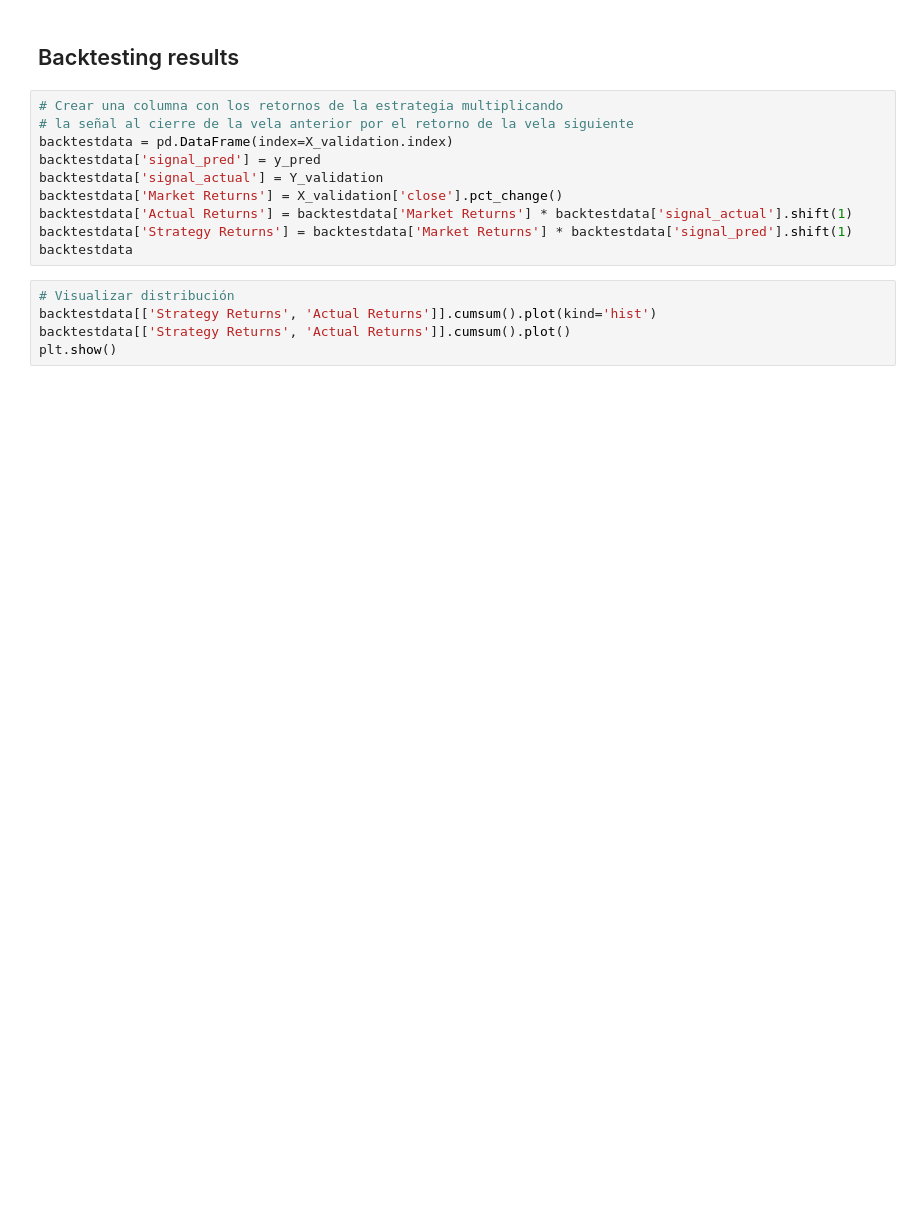
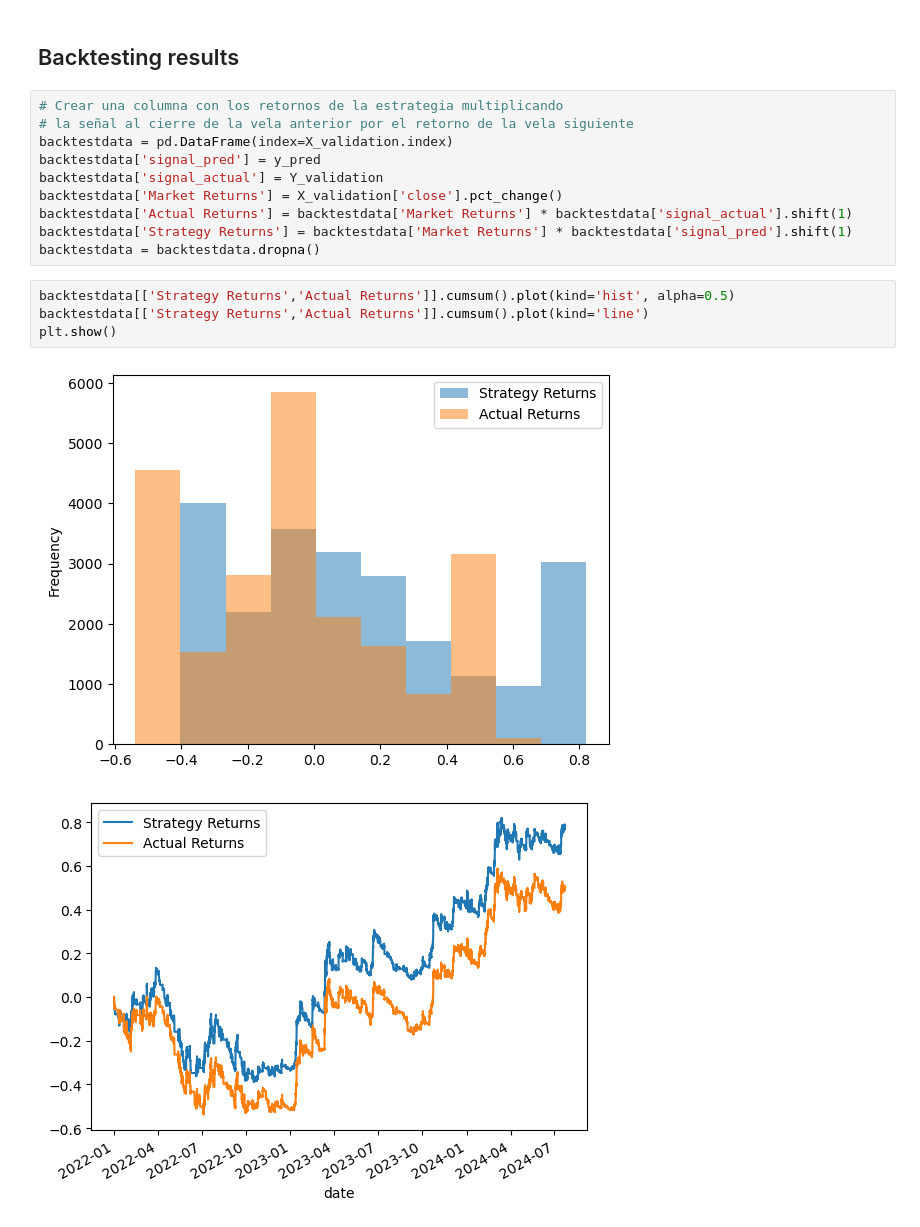
Before and after one commit to ajmtrz/ia_for_investments, a Jupyter notebook: supervised_classification/BitcoinTradingStrategy.ipynb, the cells around one changed output. Saved outputs shown, nothing was run; the diff lists cells and outputs as text; blank space fills up the shorter version.

Commit message:
Bitcoin Trading Strategy Classfier Study

```diff
--- a/supervised_classification/BitcoinTradingStrategy.ipynb
+++ b/supervised_classification/BitcoinTradingStrategy.ipynb
@@ -253,9 +403,11 @@ backtestdata['signal_actual'] = Y_validation
 backtestdata['Market Returns'] = X_validation['close'].pct_change()
 backtestdata['Actual Returns'] = backtestdata['Market Returns'] * backtestdata['signal_actual'].shift(1)
 backtestdata['Strategy Returns'] = backtestdata['Market Returns'] * backtestdata['signal_pred'].shift(1)
-backtestdata
+backtestdata = backtestdata.dropna()
 # %%
-# Visualizar distribución
-backtestdata[['Strategy Returns', 'Actual Returns']].cumsum().plot(kind='hist')
-backtestdata[['Strategy Returns', 'Actual Returns']].cumsum().plot()
+backtestdata[['Strategy Returns','Actual Returns']].cumsum().plot(kind='hist', alpha=0.5)
+backtestdata[['Strategy Returns','Actual Returns']].cumsum().plot(kind='line')
 plt.show()
+# %% [output]
+[figure, added]
+[figure, added]
```
Also changed, not shown: parts of 23 cells of this notebook.
